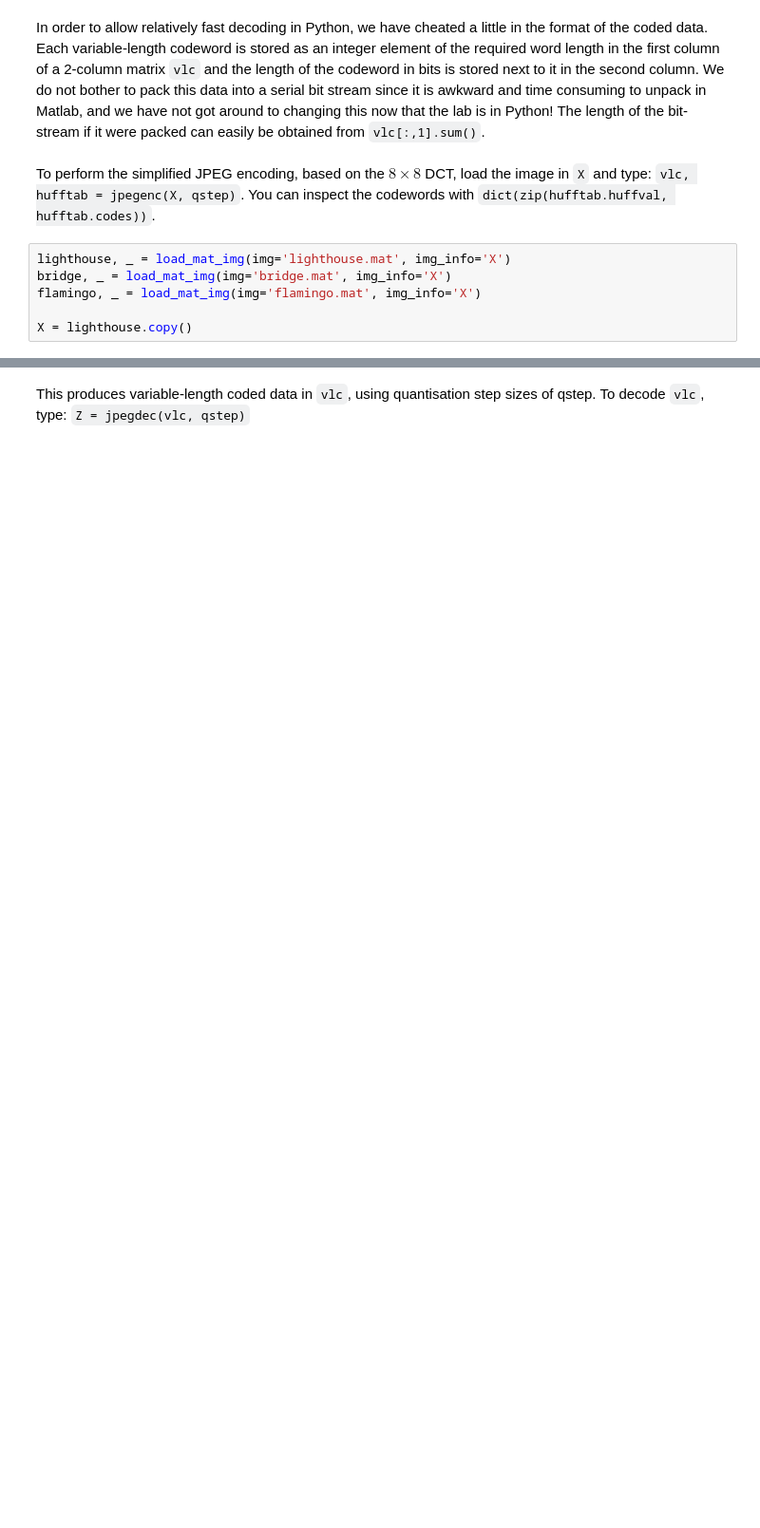
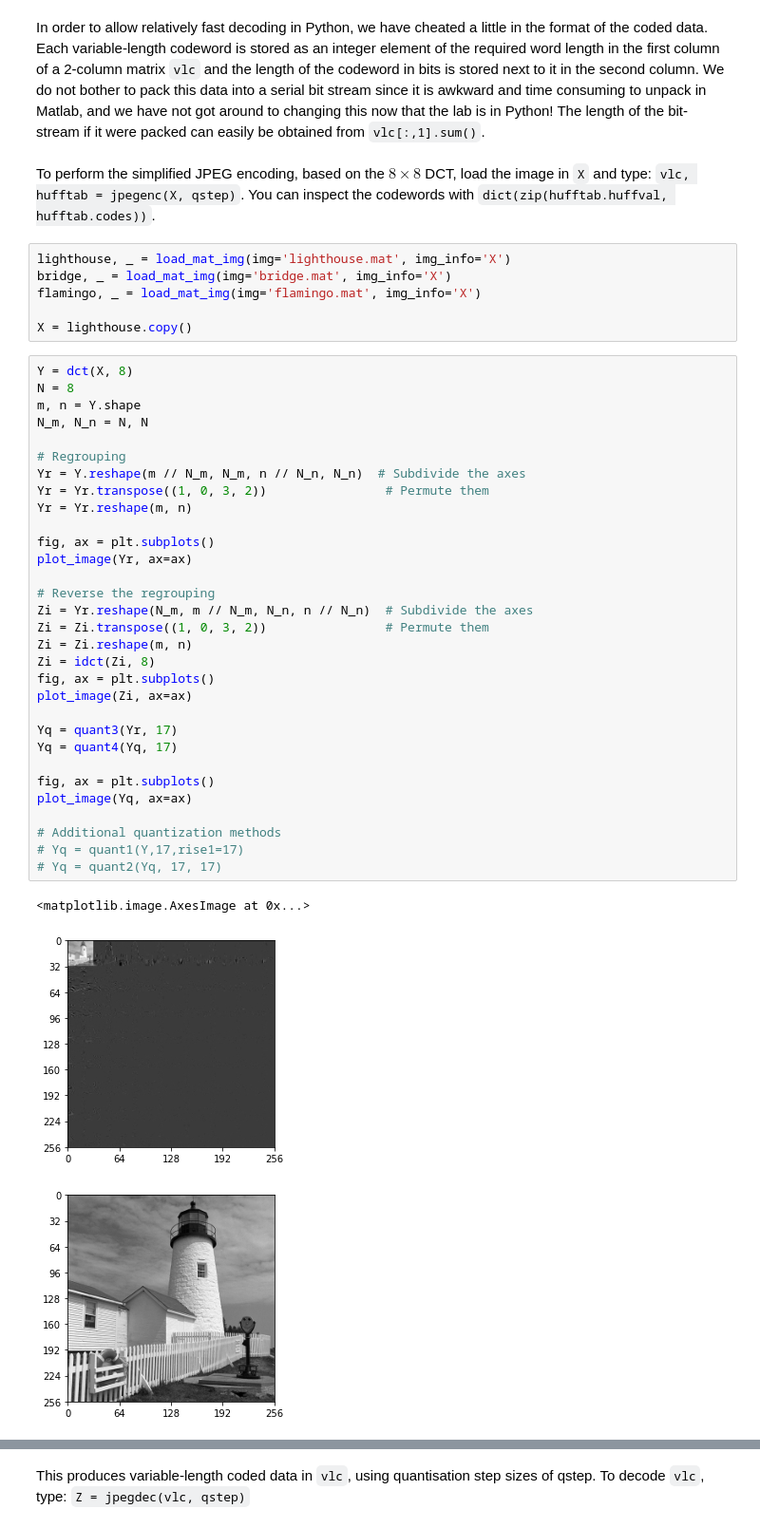
Before and after one commit to jet-tong/cued_sf2_lab, a Jupyter notebook: 12-huffman.ipynb, the cells around one changed output, grey strips where cells are left out. Shown at 95% size. Saved outputs shown, nothing was run; the diff lists cells and outputs as text; blank space fills up the shorter version.

```diff
--- a/12-huffman.ipynb
+++ b/12-huffman.ipynb
@@ -128,3 +128,38 @@ bridge, _ = load_mat_img(img='bridge.mat', img_info='X')
 flamingo, _ = load_mat_img(img='flamingo.mat', img_info='X')
 
 X = lighthouse.copy()
+# %%
+Y = dct(X, 8)
+N = 8
+m, n = Y.shape
+N_m, N_n = N, N
+
+# Regrouping
+Yr = Y.reshape(m // N_m, N_m, n // N_n, N_n)  # Subdivide the axes
+Yr = Yr.transpose((1, 0, 3, 2))                # Permute them
+Yr = Yr.reshape(m, n)
+
+fig, ax = plt.subplots()
+plot_image(Yr, ax=ax)
+
+# Reverse the regrouping
+Zi = Yr.reshape(N_m, m // N_m, N_n, n // N_n)  # Subdivide the axes
+Zi = Zi.transpose((1, 0, 3, 2))                # Permute them
+Zi = Zi.reshape(m, n)
+Zi = idct(Zi, 8)
+fig, ax = plt.subplots()
+plot_image(Zi, ax=ax)
+
+Yq = quant3(Yr, 17)
+Yq = quant4(Yq, 17)
+
+fig, ax = plt.subplots()
+plot_image(Yq, ax=ax)
+
+# Additional quantization methods
+# Yq = quant1(Y,17,rise1=17)
+# Yq = quant2(Yq, 17, 17)
+# %% [output]
+<matplotlib.image.AxesImage at 0x...>
+[figure, added]
+[figure, added]
```
Also changed, not shown: parts of 9 cells of this notebook, 2 other files.
